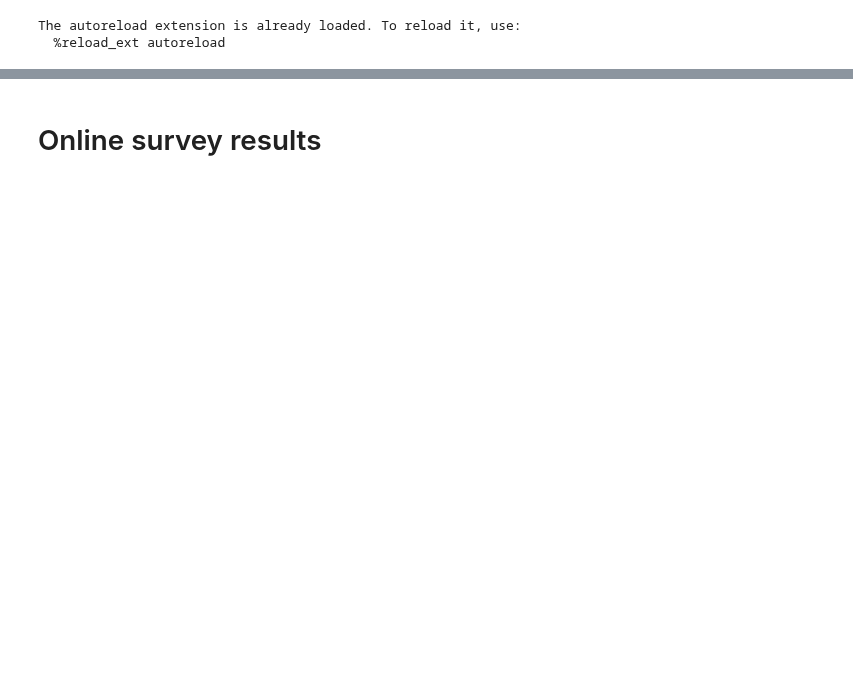
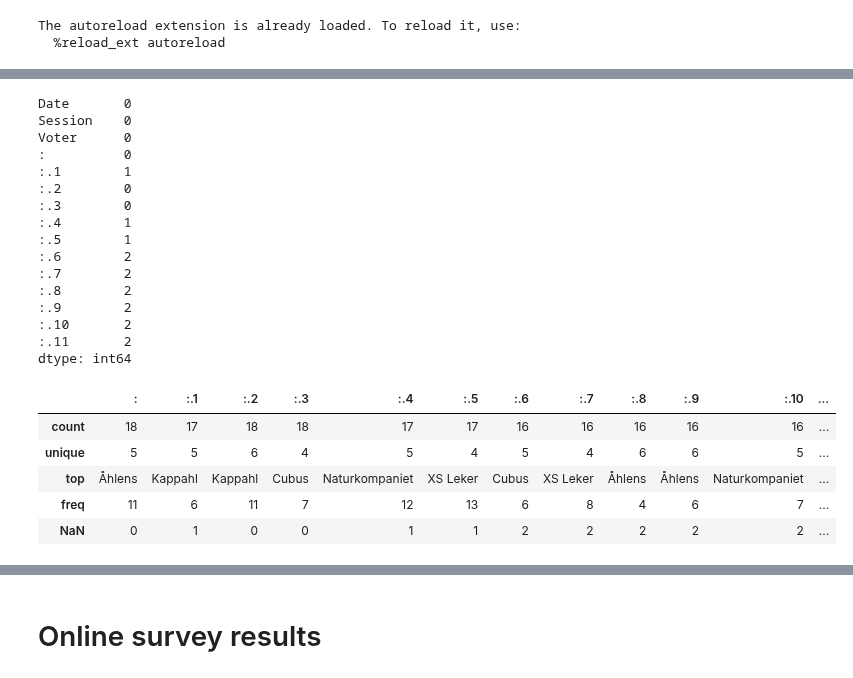
Before and after one commit to emmenru/Music-AI-workshop, a Jupyter notebook: AI-music-workshop.ipynb, the cells around one changed output, grey strips where cells are left out. Saved outputs shown, nothing was run; the diff lists cells and outputs as text; code cells hidden in the pictures; blank space fills up the shorter version.

```diff
--- a/AI-music-workshop.ipynb
+++ b/AI-music-workshop.ipynb
@@ -28,0 +126,32 @@ The autoreload extension is already loaded. To reload it, use:
+# %%
+# Missing values
+print(df_quiz.isnull().sum())
+
+# Descriptive statistics for question columns
+category_stats = df_quiz[df_quiz.columns[3:]].describe(include='object')
+# Add missing values count row to the descriptive statistics df
+category_stats.loc['NaN'] = df_quiz[df_quiz.columns[3:]].isnull().sum()
+category_stats
+# %% [output]
+Date       0
+Session    0
+Voter      0
+:          0
+:.1        1
+:.2        0
+:.3        0
+:.4        1
+:.5        1
+:.6        2
+:.7        2
+:.8        2
+:.9        2
+:.10       2
+:.11       2
+dtype: int64
+|  | : | :.1 | :.2 | :.3 | :.4 | :.5 | :.6 | :.7 | :.8 | :.9 | :.10 | ... |
+| count | 18 | 17 | 18 | 18 | 17 | 17 | 16 | 16 | 16 | 16 | 16 | ... |
+| unique | 5 | 5 | 6 | 4 | 5 | 4 | 5 | 4 | 6 | 6 | 5 | ... |
+| top | Åhlens | Kappahl | Kappahl | Cubus | Naturkompaniet | XS Leker | Cubus | XS Leker | Åhlens | Åhlens | Naturkompaniet | ... |
+| freq | 11 | 6 | 11 | 7 | 12 | 13 | 6 | 8 | 4 | 6 | 7 | ... |
+| NaN | 0 | 1 | 0 | 0 | 1 | 1 | 2 | 2 | 2 | 2 | 2 | ... |
```
Also changed, not shown: parts of 27 cells of this notebook.
